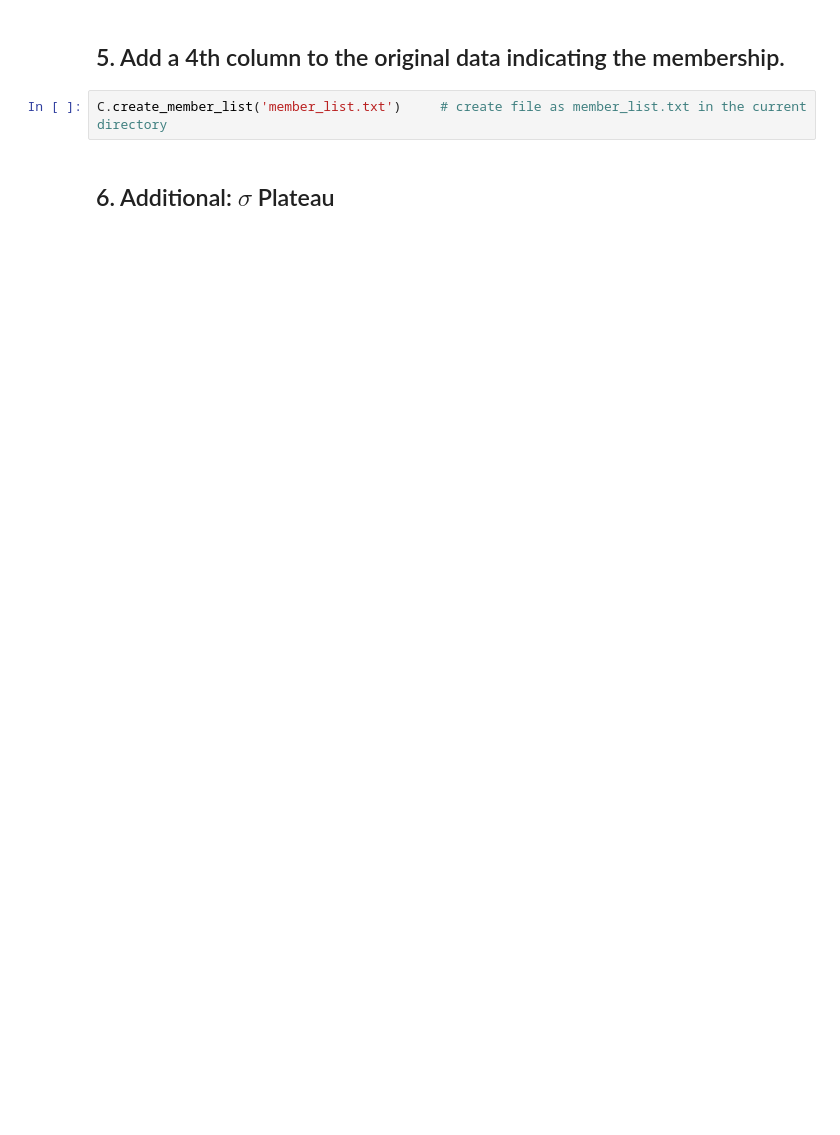
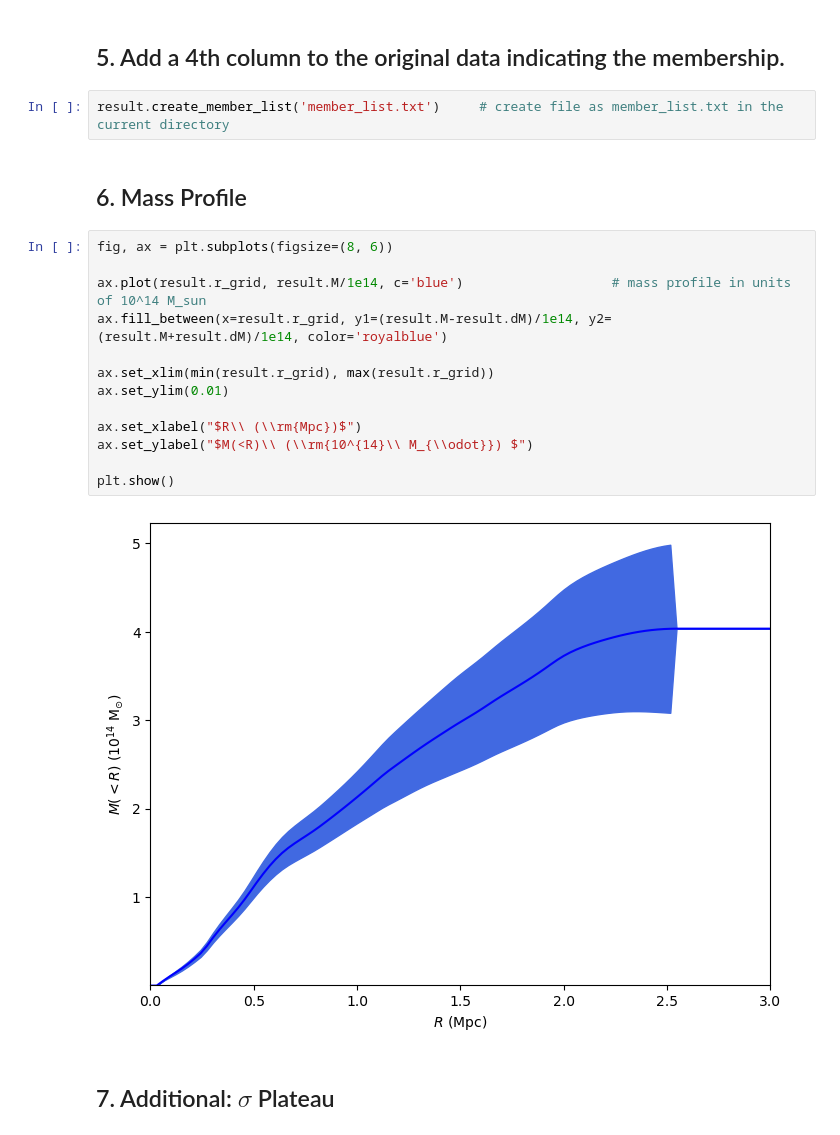
Before and after one commit to woodykang/CausticSNUpy, a Jupyter notebook: example.ipynb, the cells around one changed output. Saved outputs shown, nothing was run; the diff lists cells and outputs as text; blank space fills up the shorter version.

```diff
--- a/example.ipynb
+++ b/example.ipynb
@@ -85,9 +122,26 @@ plt.show()
 # %% [markdown]
 ## 5. Add a 4th column to the original data indicating the membership.
 # %%
-C.create_member_list('member_list.txt')     # create file as member_list.txt in the current directory
+result.create_member_list('member_list.txt')     # create file as member_list.txt in the current directory
+# %% [markdown]
+## 6. Mass Profile
+# %%
+fig, ax = plt.subplots(figsize=(8, 6))
+
+ax.plot(result.r_grid, result.M/1e14, c='blue')                   # mass profile in units of 10^14 M_sun
+ax.fill_between(x=result.r_grid, y1=(result.M-result.dM)/1e14, y2=(result.M+result.dM)/1e14, color='royalblue')
+
+ax.set_xlim(min(result.r_grid), max(result.r_grid))
+ax.set_ylim(0.01)
+
+ax.set_xlabel("$R\\ (\\rm{Mpc})$")
+ax.set_ylabel("$M(<R)\\ (\\rm{10^{14}\\ M_{\\odot}}) $")
+
+plt.show()
+# %% [output]
+[figure, added]
 # %% [markdown]
-## 6. Additional: $\sigma$ Plateau
+## 7. Additional: $\sigma$ Plateau
 # %%
 fig, ax = plt.subplots()
 
```
Also changed, not shown: parts of 10 cells of this notebook, 4 other files.
